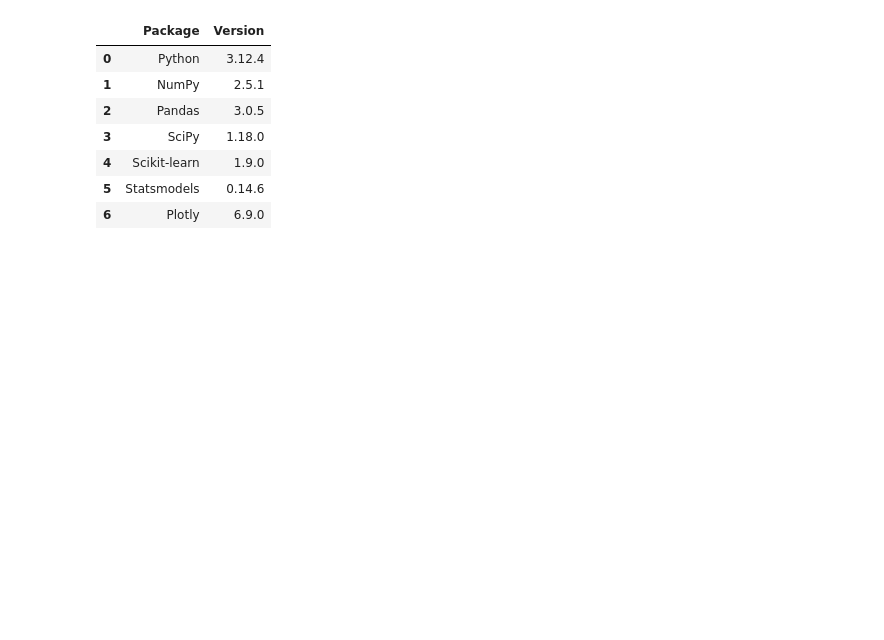
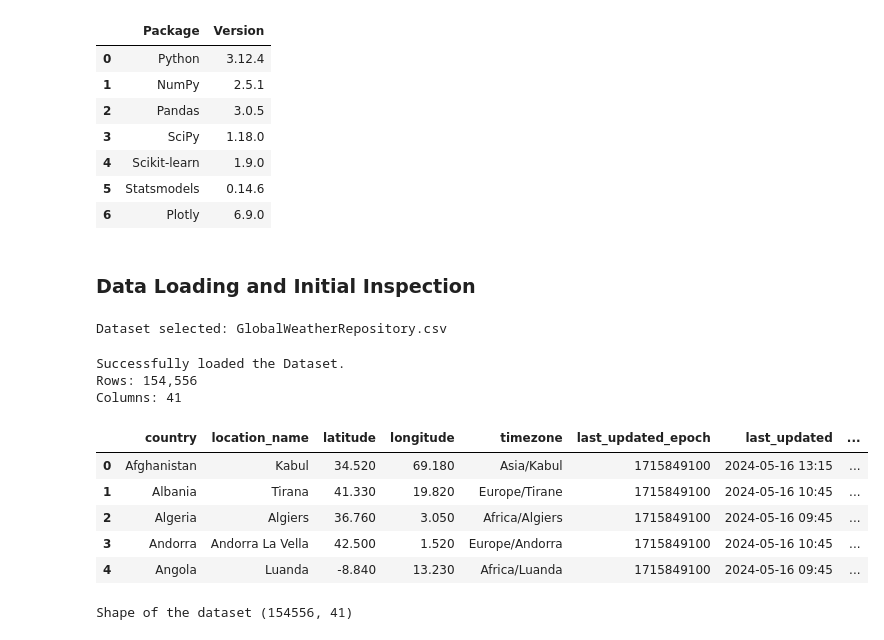
Before and after one commit to rajaraman04/Weather-Forecasting, a Jupyter notebook: weather_trend_forecasting.ipynb, the cells around one changed output. Cells and saved outputs as stored; diff of their text form; code cells hidden in the pictures; blank space fills up the shorter version.

```diff
--- a/weather_trend_forecasting.ipynb
+++ b/weather_trend_forecasting.ipynb
@@ -198,3 +198,44 @@ display(version_df)
 | 4 | Scikit-learn | 1.9.0 |
 | 5 | Statsmodels | 0.14.6 |
 | 6 | Plotly | 6.9.0 |
+# %% [markdown]
+### Data Loading and Initial Inspection
+# %%
+csv_files = list(Path.cwd().glob("*.csv"))
+if not csv_files:
+    raise FileNotFoundError("No CSV file was found.")
+if len(csv_files) > 1:
+    print("Multiple CSV files found:")
+    for file in csv_files:
+        print(f"{file.name}")
+    raise ValueError(
+        "Keep only the weather dataset CSV in the project directory")
+DATA_PATH = csv_files[0]
+print(f"Dataset selected: {DATA_PATH.name}")
+# %% [output]
+Dataset selected: GlobalWeatherRepository.csv
+# %%
+df_raw = pd.read_csv(DATA_PATH,low_memory=False,)
+
+df = df_raw.copy()
+
+print("Successfully loaded the Dataset.")
+print(f"Rows: {df_raw.shape[0]:,}")
+print(f"Columns: {df_raw.shape[1]}")
+# %% [output]
+Successfully loaded the Dataset.
+Rows: 154,556
+Columns: 41
+# %%
+display(df_raw.head())
+# %% [output]
+|  | country | location_name | latitude | longitude | timezone | last_updated_epoch | last_updated | ... |
+| 0 | Afghanistan | Kabul | 34.520 | 69.180 | Asia/Kabul | 1715849100 | 2024-05-16 13:15 | ... |
+| 1 | Albania | Tirana | 41.330 | 19.820 | Europe/Tirane | 1715849100 | 2024-05-16 10:45 | ... |
+| 2 | Algeria | Algiers | 36.760 | 3.050 | Africa/Algiers | 1715849100 | 2024-05-16 09:45 | ... |
+| 3 | Andorra | Andorra La Vella | 42.500 | 1.520 | Europe/Andorra | 1715849100 | 2024-05-16 10:45 | ... |
+| 4 | Angola | Luanda | -8.840 | 13.230 | Africa/Luanda | 1715849100 | 2024-05-16 09:45 | ... |
+# %%
+print("Shape of the dataset",df_raw.shape)
+# %% [output]
+Shape of the dataset (154556, 41)
```
Also changed, not shown: parts of 15 cells of this notebook.
